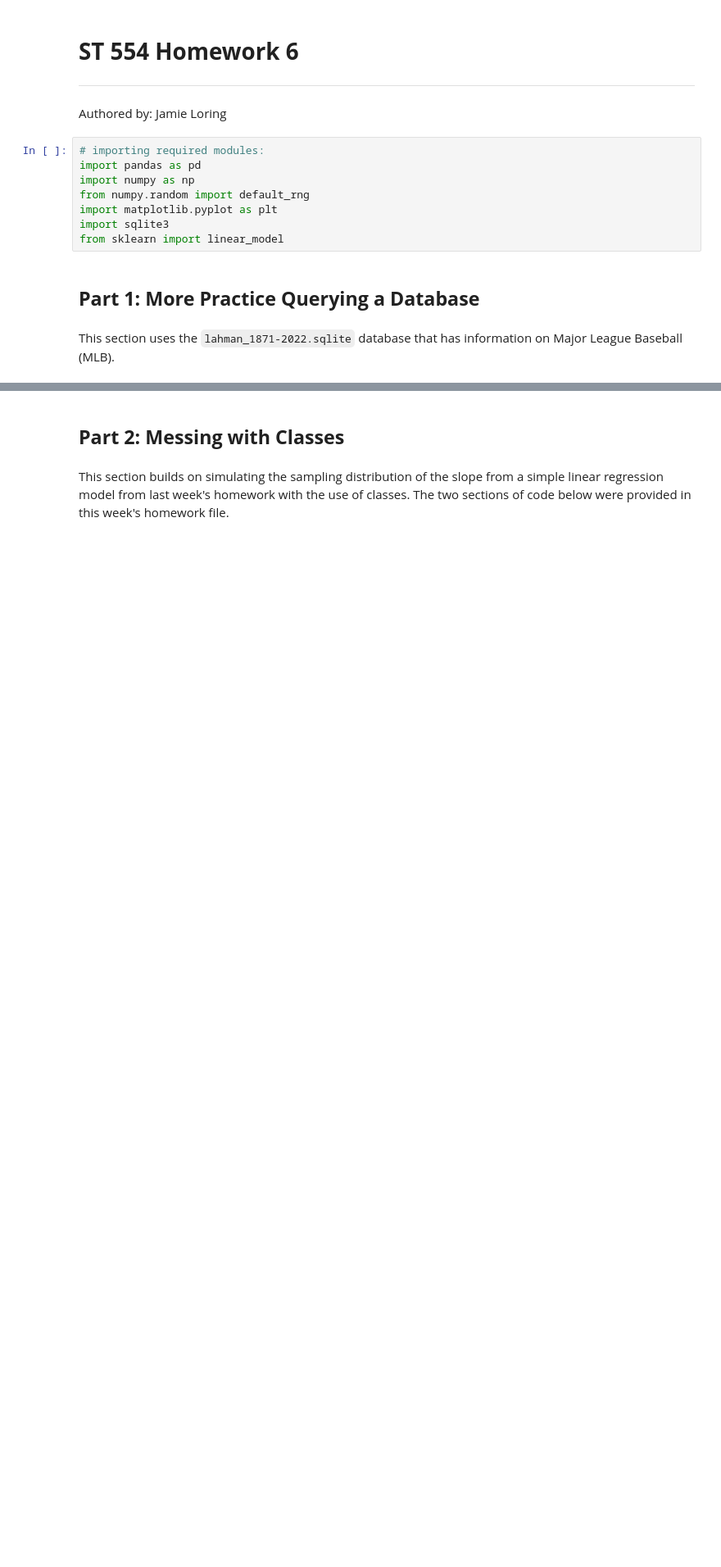
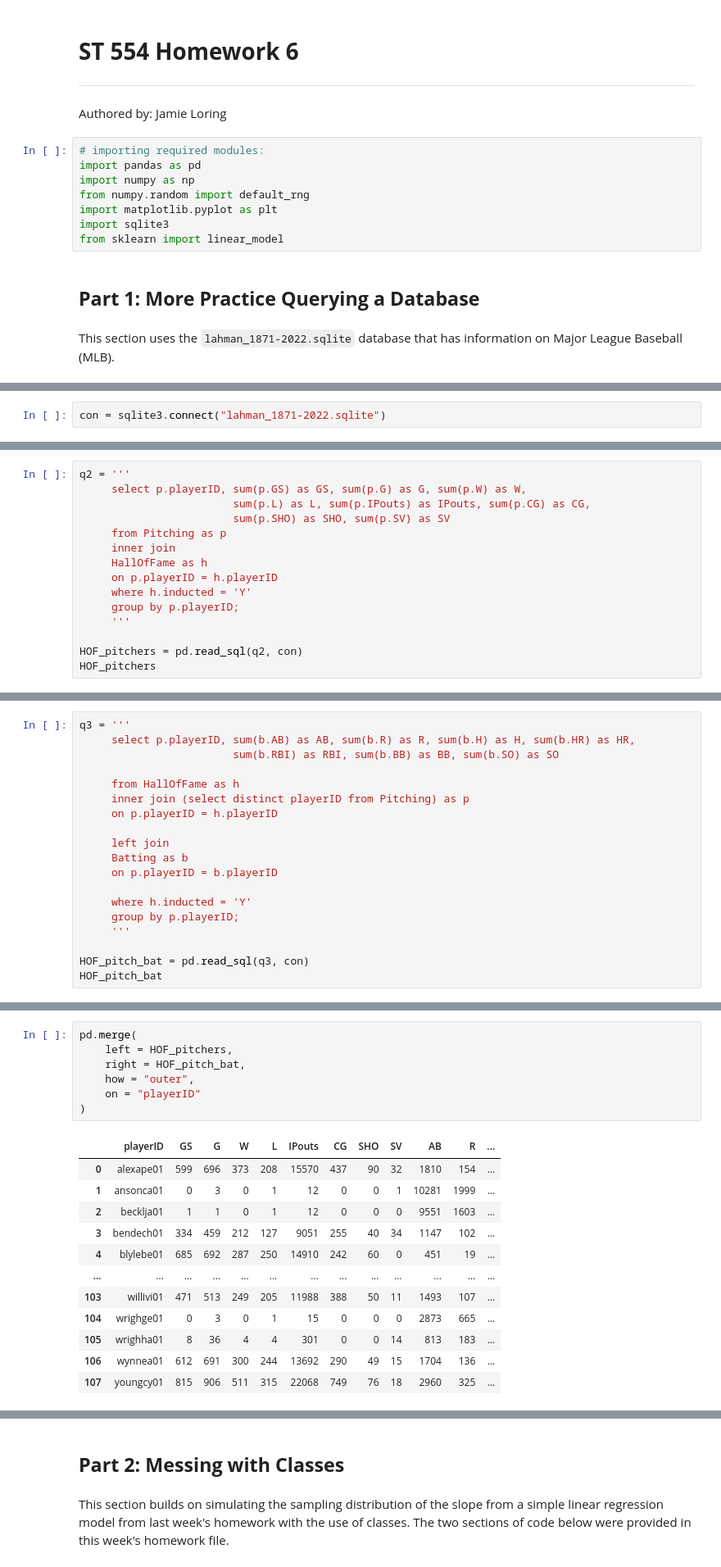
Before and after one commit to jlloring/ST-554_JLoring, a Jupyter notebook: Loring_HW6.ipynb, the cells around one changed output, grey strips where cells are left out. Shown at 82% size. Cells and saved outputs as stored; diff of their text form; blank space fills up the shorter version.

```diff
--- a/Loring_HW6.ipynb
+++ b/Loring_HW6.ipynb
@@ -26,0 +24,2 @@ This section uses the `lahman_1871-2022.sqlite` database that has information on
+# %%
+con = sqlite3.connect("lahman_1871-2022.sqlite")
@@ -26,0 +59,15 @@ This section uses the `lahman_1871-2022.sqlite` database that has information on
+# %%
+q2 = '''
+     select p.playerID, sum(p.GS) as GS, sum(p.G) as G, sum(p.W) as W,
+                        sum(p.L) as L, sum(p.IPouts) as IPouts, sum(p.CG) as CG,
+                        sum(p.SHO) as SHO, sum(p.SV) as SV
+     from Pitching as p
+     inner join
+     HallOfFame as h
+     on p.playerID = h.playerID
+     where h.inducted = 'Y'
+     group by p.playerID;
+     '''
+
+HOF_pitchers = pd.read_sql(q2, con)
+HOF_pitchers
@@ -26,0 +91,19 @@ This section uses the `lahman_1871-2022.sqlite` database that has information on
+# %%
+q3 = '''
+     select p.playerID, sum(b.AB) as AB, sum(b.R) as R, sum(b.H) as H, sum(b.HR) as HR,
+                        sum(b.RBI) as RBI, sum(b.BB) as BB, sum(b.SO) as SO
+
+     from HallOfFame as h
+     inner join (select distinct playerID from Pitching) as p
+     on p.playerID = h.playerID
+
+     left join
+     Batting as b
+     on p.playerID = b.playerID
+
+     where h.inducted = 'Y'
+     group by p.playerID;
+     '''
+
+HOF_pitch_bat = pd.read_sql(q3, con)
+HOF_pitch_bat
@@ -26,0 +129,20 @@ This section uses the `lahman_1871-2022.sqlite` database that has information on
+# %%
+pd.merge(
+    left = HOF_pitchers,
+    right = HOF_pitch_bat,
+    how = "outer",
+    on = "playerID"
+)
+# %% [output]
+|  | playerID | GS | G | W | L | IPouts | CG | SHO | SV | AB | R | ... |
+| 0 | alexape01 | 599 | 696 | 373 | 208 | 15570 | 437 | 90 | 32 | 1810 | 154 | ... |
+| 1 | ansonca01 | 0 | 3 | 0 | 1 | 12 | 0 | 0 | 1 | 10281 | 1999 | ... |
+| 2 | becklja01 | 1 | 1 | 0 | 1 | 12 | 0 | 0 | 0 | 9551 | 1603 | ... |
+| 3 | bendech01 | 334 | 459 | 212 | 127 | 9051 | 255 | 40 | 34 | 1147 | 102 | ... |
+| 4 | blylebe01 | 685 | 692 | 287 | 250 | 14910 | 242 | 60 | 0 | 451 | 19 | ... |
+| ... | ... | ... | ... | ... | ... | ... | ... | ... | ... | ... | ... | ... |
+| 103 | willivi01 | 471 | 513 | 249 | 205 | 11988 | 388 | 50 | 11 | 1493 | 107 | ... |
+| 104 | wrighge01 | 0 | 3 | 0 | 1 | 15 | 0 | 0 | 0 | 2873 | 665 | ... |
+| 105 | wrighha01 | 8 | 36 | 4 | 4 | 301 | 0 | 0 | 14 | 813 | 183 | ... |
+| 106 | wynnea01 | 612 | 691 | 300 | 244 | 13692 | 290 | 49 | 15 | 1704 | 136 | ... |
+| 107 | youngcy01 | 815 | 906 | 511 | 315 | 22068 | 749 | 76 | 18 | 2960 | 325 | ... |
```
Also changed, not shown: parts of 14 cells of this notebook.
